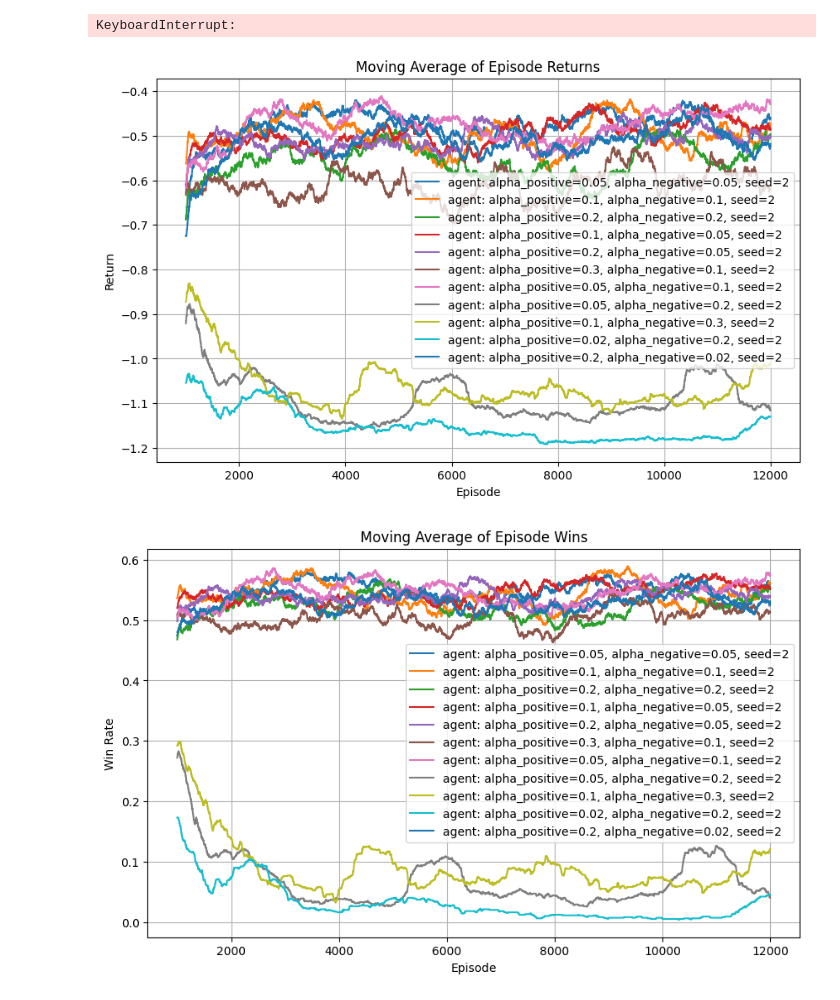
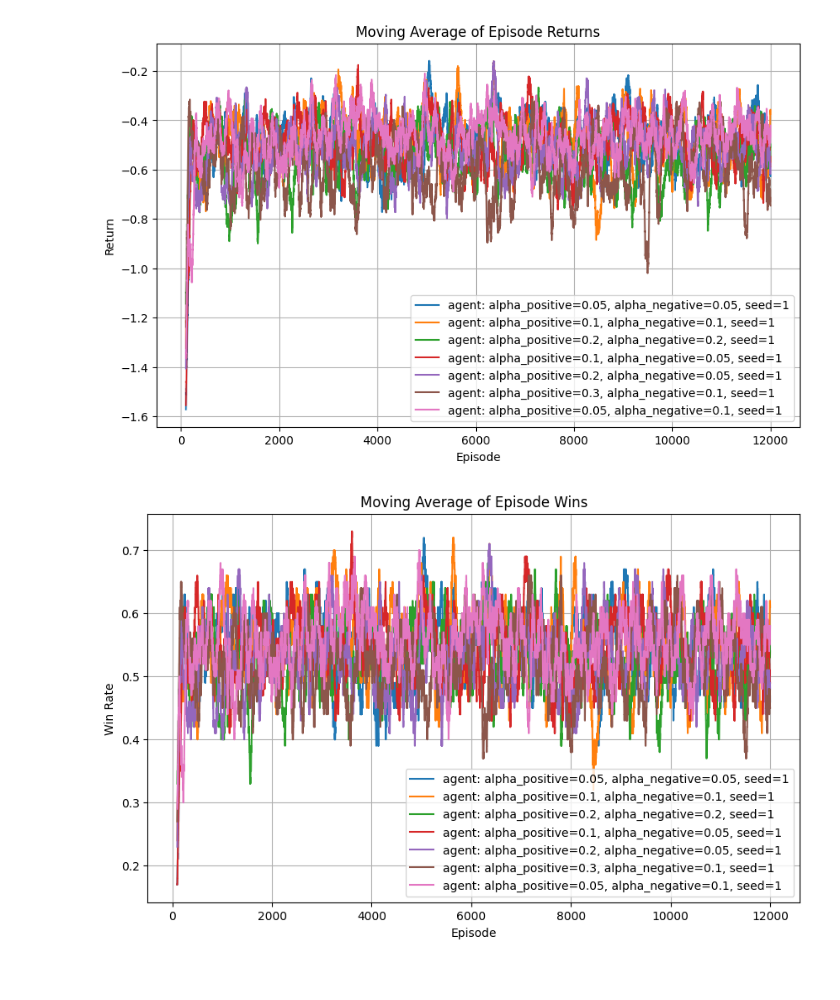
Before and after one commit to kallioaa/frustration_msc, a Jupyter notebook: src/prod_notebooks/automated_sweep.ipynb, the cells around one changed output. Cells and saved outputs as stored; diff of their text form; code cells hidden in the pictures.

```diff
--- a/src/prod_notebooks/automated_sweep.ipynb
+++ b/src/prod_notebooks/automated_sweep.ipynb
@@ -132,11 +131,15 @@ base_eval = EvaluateConfig(
 # %%
 sweep = {
     "agent_kwargs": [
-        {"alpha_positive": ap, "alpha_negative": an, "seed": 2}
+        {"alpha_positive": ap, "alpha_negative": an, "seed": 1}
         for ap, an in [
             (0.05, 0.05),
             (0.1, 0.1),
-            (0.2, 0.2)
+            (0.2, 0.2),
+            (0.1, 0.05),
+            (0.2, 0.05),
+            (0.3, 0.1),
+            (0.05, 0.1),
         ]
     ],
 }
@@ -145,13 +148,11 @@ results = run_sweep(
     base_training=base_train,
     base_evaluation=base_eval,
     sweep=sweep,
-    env_factory=get_cliffwalking_env,
+    env_factory=get_frozenlake_env,
     agent_factory=agent_factory,
 )
-# %% [output]
-KeyboardInterrupt:
 # %%
-plot_sweep_training_curves(results, window_size=1000)
+plot_sweep_training(results, window_size=100)
 # %% [output]
-[figure, old version]
+[figure, new version]
-[figure, old version]
+[figure, new version]
```
Also changed, not shown: parts of 3 cells of this notebook, 2 other files.
